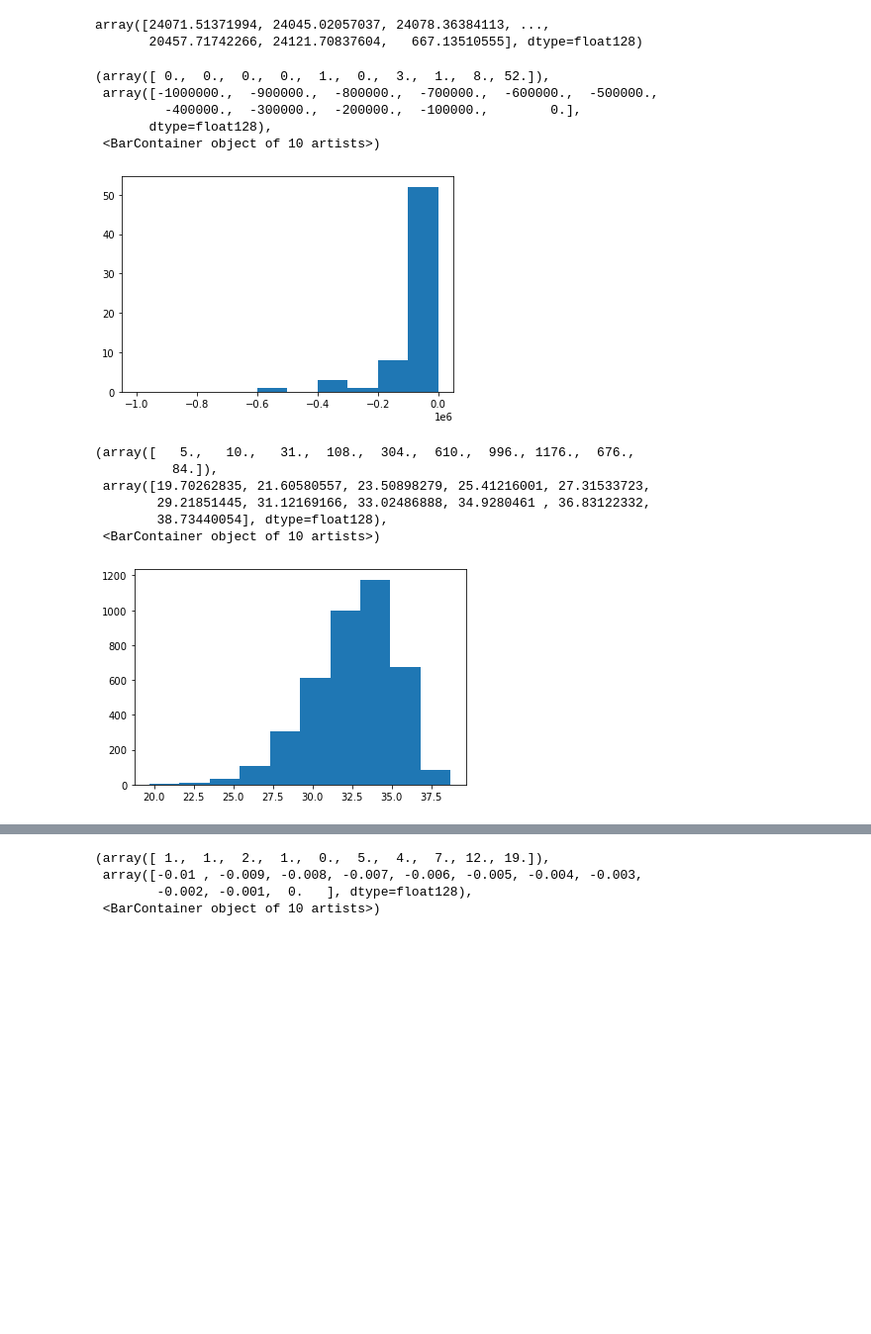
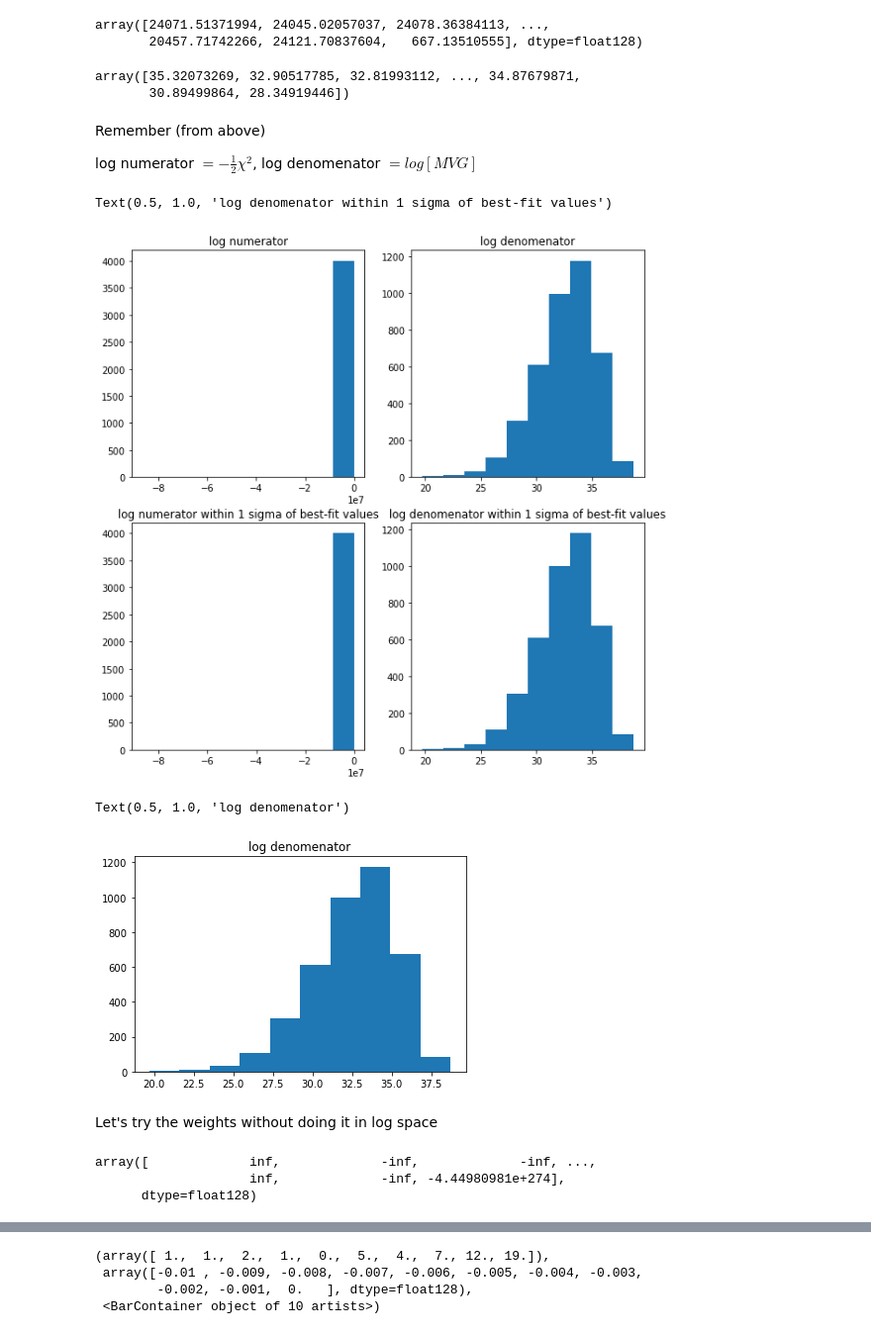
Before and after one commit to AliAlkadhim/PDF_Uncertainty, a Jupyter notebook: master_version/local/ALL_DATA_25k/Reweighting_2.ipynb, the cells around one changed output, grey strips where cells are left out. Shown at 99% size. Cells and saved outputs as stored; diff of their text form; code cells hidden in the pictures; blank space fills up the shorter version.

Commit message:
plots for chi2 and filtering

```diff
--- a/master_version/local/ALL_DATA_25k/Reweighting_2.ipynb
+++ b/master_version/local/ALL_DATA_25k/Reweighting_2.ipynb
@@ -137,6 +147,7 @@ plt.hist(np.array(second_term_l))# second term dist is much narrower, which is w
 Let's look at the $\chi^2$ distribution within $2\sigma$ around the best fit  values of the parameters.
 # %%
 list_of_tuples = [];
+MVG_within_1_sigma=[]
 chi2_within_1_sigma=[] #np.empty((4000,14))
 for i in range(14):
     param_list_i=[]
@@ -145,14 +156,20 @@ for i in range(14):
     for k in range(4000):
         param_value = MVN_4000_MASTER[k, i] #at the kth point, for parameter i
 
+        MVG_point_within_1s = MVN_per_point_l[k]
+        #std = np.std(MVN_per_point_l)
+        #mean_MVG = np.mean(MVN_per_point_l)
+
         std_MVN_value = np.std(MVN_4000_MASTER[k,:])
         mean_MVN_value = np.mean(MVN_4000_MASTER[k,:])
         if (param_value > (mean_MVN_value - 1*std_MVN_value)) and (param_value < (mean_MVN_value + 1*std_MVN_value)):
             #if weight_value < (mean_weight + 4*std_weight_value):
 
-            param_list_i.append(param_value)
+            #param_list_i.append(param_value)
+            param_list_i.append(MVG_point_within_1s)
             chi2_list_param_i.append(chi2_array_ALL_DATA_4k[k])
-    chi2_within_1_sigma.append(chi2_list)
+    MVG_within_1_sigma.append(param_list_i)
+    chi2_within_1_sigma.append(chi2_list_param_i)
             #chi2_within_1_sigma[k,i] = chi2_array_ALL_DATA_4k[k]
     tuple_i = (param_list_i, chi2_list)
     list_of_tuples.append(tuple_i)
@@ -175,8 +191,0 @@ Text(0.5, 1.0, '$\\chi^2$ values within $1\\ \\sigma$ of the best-fit values of
-# %%
-chi2_within_1_sigma=[]
-# for i in range(4000+1):
-#     chi2_within_1_sigma.append(list_of_tuples[i][1])
-
-while i <= 4000:
-    chi2_within_1_sigma.append(list_of_tuples[i][1])
-    i+=1
@@ -231,29 +243,48 @@ log_numerator
 # %% [output]
 array([24071.51371994, 24045.02057037, 24078.36384113, ...,
        20457.71742266, 24121.70837604,   667.13510555], dtype=float128)
+# %%
+np.log(MVN_per_point_l)
+# %% [output]
+array([35.32073269, 32.90517785, 32.81993112, ..., 34.87679871,
+       30.89499864, 28.34919446])
+# %% [markdown]
+Remember (from above)
+
+log numerator $ = -\frac{1}{2} \chi^2$,  log denomenator $=log [MVG]$
 # %%
-plt.hist(log_numerator, range=(-10**6,0)) #this is equivalent to plt.hist(log_numerator/(e7), range=(-0.01,0))
+#plt.hist(log_numerator, range=(-10**6,0)) #this is equivalent to plt.hist(log_numerator/(e7), range=(-0.01,0))
+# plt.title('log numerator')
+log_den = np.log(MVN_per_point_l)
+log_den.shape
+# plt.hist(log_den)
+# plt.title('log denomenator')
+
+fig, axes = plt.subplots(nrows=2, ncols=2, figsize=(10,10))
+axes[0,0].hist(log_numerator); axes[0,0].set_title('log numerator')
+axes[0,1].hist(log_den); axes[0,1].set_title('log denomenator')
+
+axes[1,0].hist(-0.5*np.array(chi2_within_1_sigma[0])); axes[1,0].set_title('log numerator within 1 sigma of best-fit values')
+axes[1,1].hist(np.log(MVG_within_1_sigma[0])); axes[1,1].set_title('log denomenator within 1 sigma of best-fit values')
 # %% [output]
-(array([ 0.,  0.,  0.,  0.,  1.,  0.,  3.,  1.,  8., 52.]),
- array([-1000000.,  -900000.,  -800000.,  -700000.,  -600000.,  -500000.,
-         -400000.,  -300000.,  -200000.,  -100000.,        0.],
-       dtype=float128),
- <BarContainer object of 10 artists>)
+Text(0.5, 1.0, 'log denomenator within 1 sigma of best-fit values')
-[figure, old version]
+[figure, new version]
 # %%
 # def log_den(MVN_per_point_l):
 #     log_den_l = []
 #     for i in range(MVN_per_point_l.shape[0]):
 #         log_den = np.log(MVN_per_point_l)
-
-log_den = np.log(MVN_per_point_l)
-log_den.shape
-plt.hist(log_den)
 # %% [output]
-(array([   5.,   10.,   31.,  108.,  304.,  610.,  996., 1176.,  676.,
-          84.]),
- array([19.70262835, 21.60580557, 23.50898279, 25.41216001, 27.31533723,
-        29.21851445, 31.12169166, 33.02486888, 34.9280461 , 36.83122332,
-        38.73440054], dtype=float128),
- <BarContainer object of 10 artists>)
+Text(0.5, 1.0, 'log denomenator')
-[figure, old version]
+[figure, new version]
+# %% [markdown]
+Let's try the weights without doing it in log space
+# %%
+chi2_array_ALL_DATA_4k = chi2_array_ALL_DATA_4k-np.mean(chi2_array_ALL_DATA_4k)
+MVN_per_point_l = MVN_per_point_l - np.mean(MVN_per_point_l)
+weights = np.exp(-0.5 * chi2_array_ALL_DATA_4k)/MVN_per_point_l
+weights
+# %% [output]
+array([             inf,             -inf,             -inf, ...,
+                    inf,             -inf, -4.44980981e+274],
+      dtype=float128)
```
Also changed, not shown: parts of 9 cells of this notebook, 1 other file.
